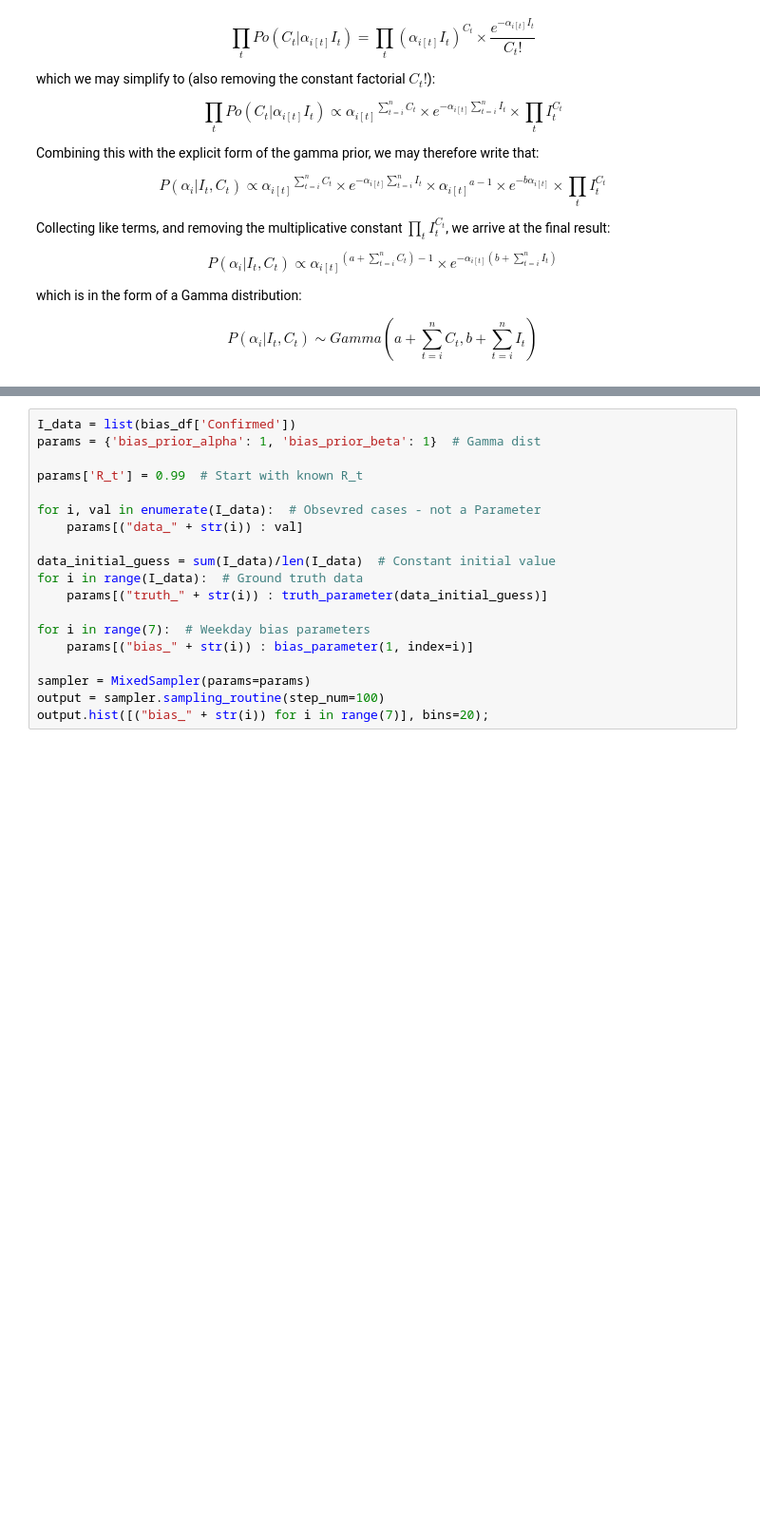
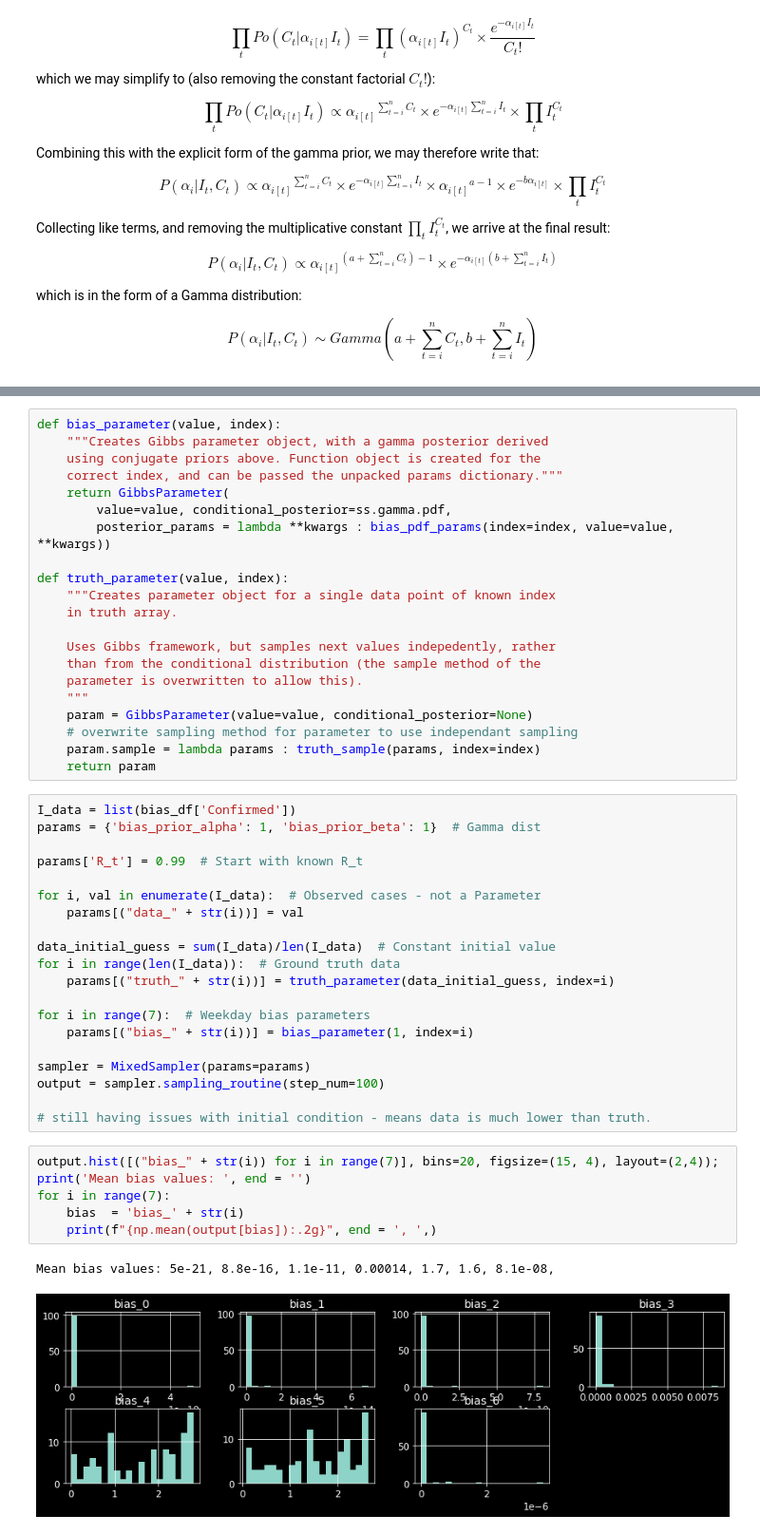
Before and after one commit to KCGallagher/periodic-sampling, a Jupyter notebook: periodic_sampling/fixed_bias_sampler.ipynb, the cells around one changed output, grey strips where cells are left out. Shown at 95% size. Cells and saved outputs as stored; diff of their text form; blank space fills up the shorter version.

Commit message:
Sampling routine (#13)

```diff
--- a/periodic_sampling/fixed_bias_sampler.ipynb
+++ b/periodic_sampling/fixed_bias_sampler.ipynb
@@ -154,19 +153,50 @@ def truth_parameter(value):
+# %%
+def bias_parameter(value, index):
+    """Creates Gibbs parameter object, with a gamma posterior derived
+    using conjugate priors above. Function object is created for the
+    correct index, and can be passed the unpacked params dictionary."""
+    return GibbsParameter(
+        value=value, conditional_posterior=ss.gamma.pdf,
+        posterior_params = lambda **kwargs : bias_pdf_params(index=index, value=value, **kwargs))
+
+def truth_parameter(value, index):
+    """Creates parameter object for a single data point of known index
+    in truth array.
+
+    Uses Gibbs framework, but samples next values indepedently, rather
+    than from the conditional distribution (the sample method of the
+    parameter is overwritten to allow this).
+    """
+    param = GibbsParameter(value=value, conditional_posterior=None)
+    # overwrite sampling method for parameter to use independant sampling
+    param.sample = lambda params : truth_sample(params, index=index)
+    return param
 # %%
 I_data = list(bias_df['Confirmed'])
 params = {'bias_prior_alpha': 1, 'bias_prior_beta': 1}  # Gamma dist
 
 params['R_t'] = 0.99  # Start with known R_t
 
-for i, val in enumerate(I_data):  # Obsevred cases - not a Parameter
-    params[("data_" + str(i)) : val]
+for i, val in enumerate(I_data):  # Observed cases - not a Parameter
+    params[("data_" + str(i))] = val
 
 data_initial_guess = sum(I_data)/len(I_data)  # Constant initial value
-for i in range(I_data):  # Ground truth data
-    params[("truth_" + str(i)) : truth_parameter(data_initial_guess)]
+for i in range(len(I_data)):  # Ground truth data
+    params[("truth_" + str(i))] = truth_parameter(data_initial_guess, index=i)
 
 for i in range(7):  # Weekday bias parameters
-    params[("bias_" + str(i)) : bias_parameter(1, index=i)]
+    params[("bias_" + str(i))] = bias_parameter(1, index=i)
 
 sampler = MixedSampler(params=params)
 output = sampler.sampling_routine(step_num=100)
-output.hist([("bias_" + str(i)) for i in range(7)], bins=20);
+
+# still having issues with initial condition - means data is much lower than truth.
+# %%
+output.hist([("bias_" + str(i)) for i in range(7)], bins=20, figsize=(15, 4), layout=(2,4));
+print('Mean bias values: ', end = '')
+for i in range(7):
+    bias  = 'bias_' + str(i)
+    print(f"{np.mean(output[bias]):.2g}", end = ', ',)
+# %% [output]
+Mean bias values: 5e-21, 8.8e-16, 1.1e-11, 0.00014, 1.7, 1.6, 8.1e-08,
+[figure, added]
```
Also changed, not shown: parts of 10 cells of this notebook, 3 other files.
